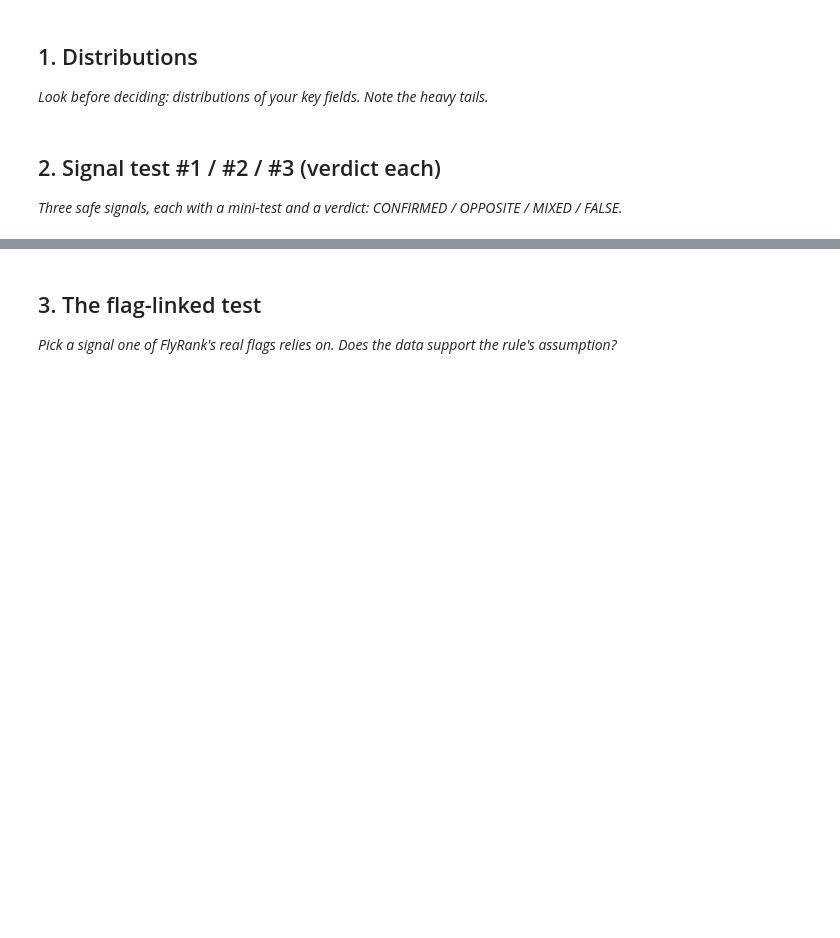
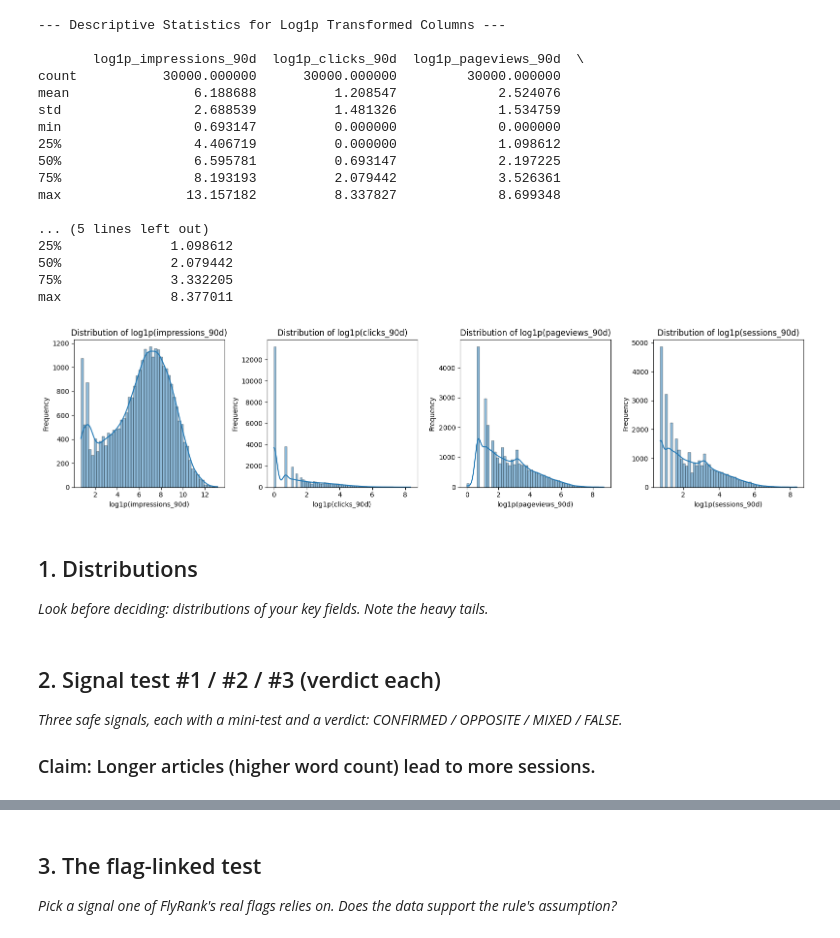
Before and after one commit to shreya1111/flyrank-week1, a Jupyter notebook: work/notebooks/w04_signal_audit.ipynb, the cells around one changed output, grey strips where cells are left out. Saved outputs shown, nothing was run; the diff lists cells and outputs as text; code cells hidden in the pictures; blank space fills up the shorter version.

```diff
--- a/work/notebooks/w04_signal_audit.ipynb
+++ b/work/notebooks/w04_signal_audit.ipynb
@@ -9,3 +239,48 @@ This skeleton is yours to fill. Work the sections **in order** — each one has
+# %%
+import numpy as np
+
+# Columns identified as heavy-tailed from the initial distribution analysis
+heavy_tailed_cols = [
+    'impressions_90d', 'clicks_90d', 'pageviews_90d', 'sessions_90d'
+]
+
+# Apply log1p transformation to a copy of the DataFrame
+df_transformed = df.copy()
+for col in heavy_tailed_cols:
+    df_transformed[f'log1p_{col}'] = np.log1p(df_transformed[col])
+
+print("--- Descriptive Statistics for Log1p Transformed Columns ---\n")
+print(df_transformed[[f'log1p_{col}' for col in heavy_tailed_cols]].describe())
+
+# Plot histograms for the log1p transformed columns
+plt.figure(figsize=(16, 4))
+for i, col in enumerate(heavy_tailed_cols):
+    plt.subplot(1, len(heavy_tailed_cols), i + 1)
+    sns.histplot(df_transformed[f'log1p_{col}'].dropna(), kde=True)
+    plt.title(f'Distribution of log1p({col})')
+    plt.xlabel(f'log1p({col})')
+    plt.ylabel('Frequency')
+plt.tight_layout()
+plt.show()
+# %% [output]
+--- Descriptive Statistics for Log1p Transformed Columns ---
+
+       log1p_impressions_90d  log1p_clicks_90d  log1p_pageviews_90d  \
+count           30000.000000      30000.000000         30000.000000
+mean                6.188688          1.208547             2.524076
+std                 2.688539          1.481326             1.534759
+min                 0.693147          0.000000             0.000000
+25%                 4.406719          0.000000             1.098612
+50%                 6.595781          0.693147             2.197225
+75%                 8.193193          2.079442             3.526361
+max                13.157182          8.337827             8.699348
+
+... (5 lines left out)
+25%              1.098612
+50%              2.079442
+75%              3.332205
+max              8.377011
+[figure, added]
 # %% [markdown]
 ## 1. Distributions
 
@@ -17,3 +292,5 @@ This skeleton is yours to fill. Work the sections **in order** — each one has
 ## 2. Signal test #1 / #2 / #3 (verdict each)
 
 *Three safe signals, each with a mini-test and a verdict: CONFIRMED / OPPOSITE / MIXED / FALSE.*
+
+### Claim: Longer articles (higher word count) lead to more sessions.
```
Also changed, not shown: parts of 17 cells of this notebook.
